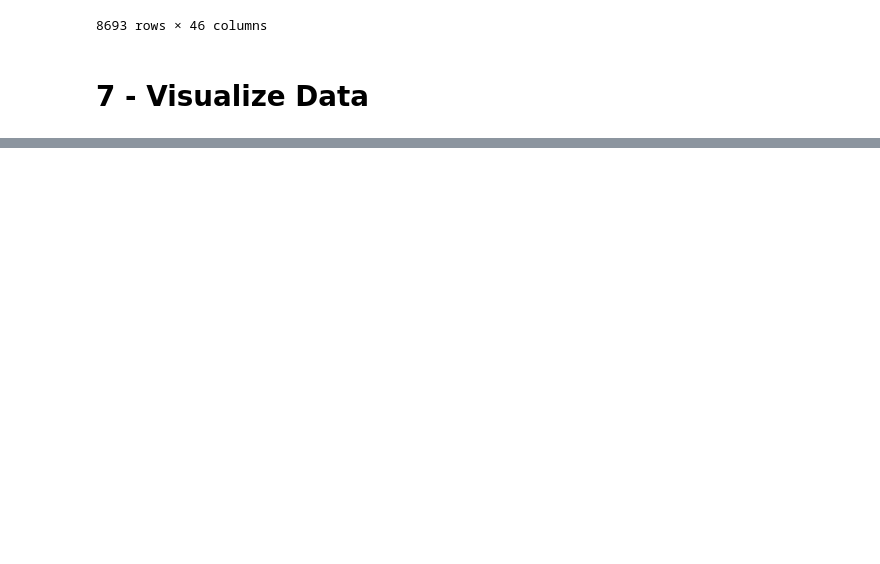
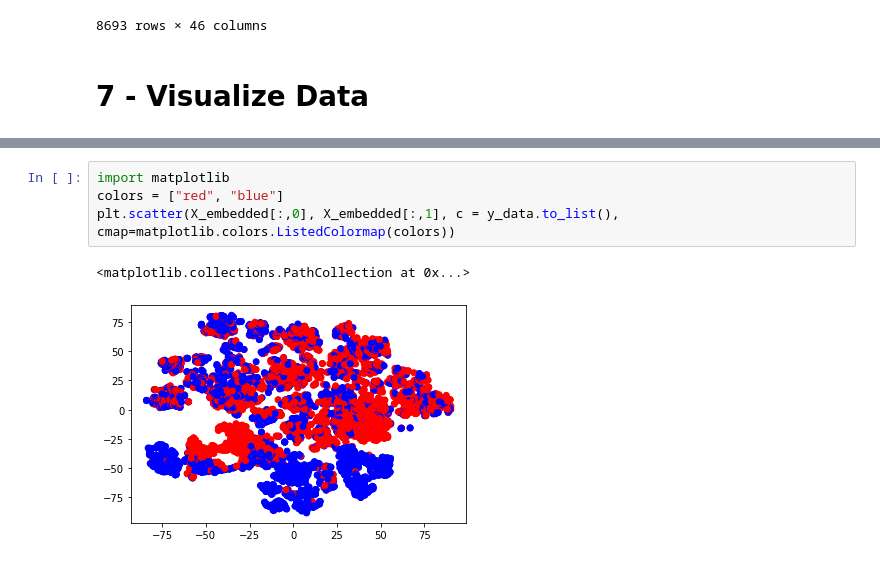
Before and after one commit to tpinhoda/Kaggle_Spacechip_Titanic, a Jupyter notebook: notebooks/1_Data_Preprocessing.ipynb, the cells around one changed output, grey strips where cells are left out. Drawn from its saved outputs; the diff is of its cells as text; blank space fills up the shorter version.

```diff
--- a/notebooks/1_Data_Preprocessing.ipynb
+++ b/notebooks/1_Data_Preprocessing.ipynb
@@ -263,0 +267,7 @@ X_embedded = TSNE(n_components=2, learning_rate='auto',
+# %%
+import matplotlib
+colors = ["red", "blue"]
+plt.scatter(X_embedded[:,0], X_embedded[:,1], c = y_data.to_list(), cmap=matplotlib.colors.ListedColormap(colors))
+# %% [output]
+<matplotlib.collections.PathCollection at 0x...>
+[figure, added]
```
Also changed, not shown: parts of 1 cell of this notebook.
